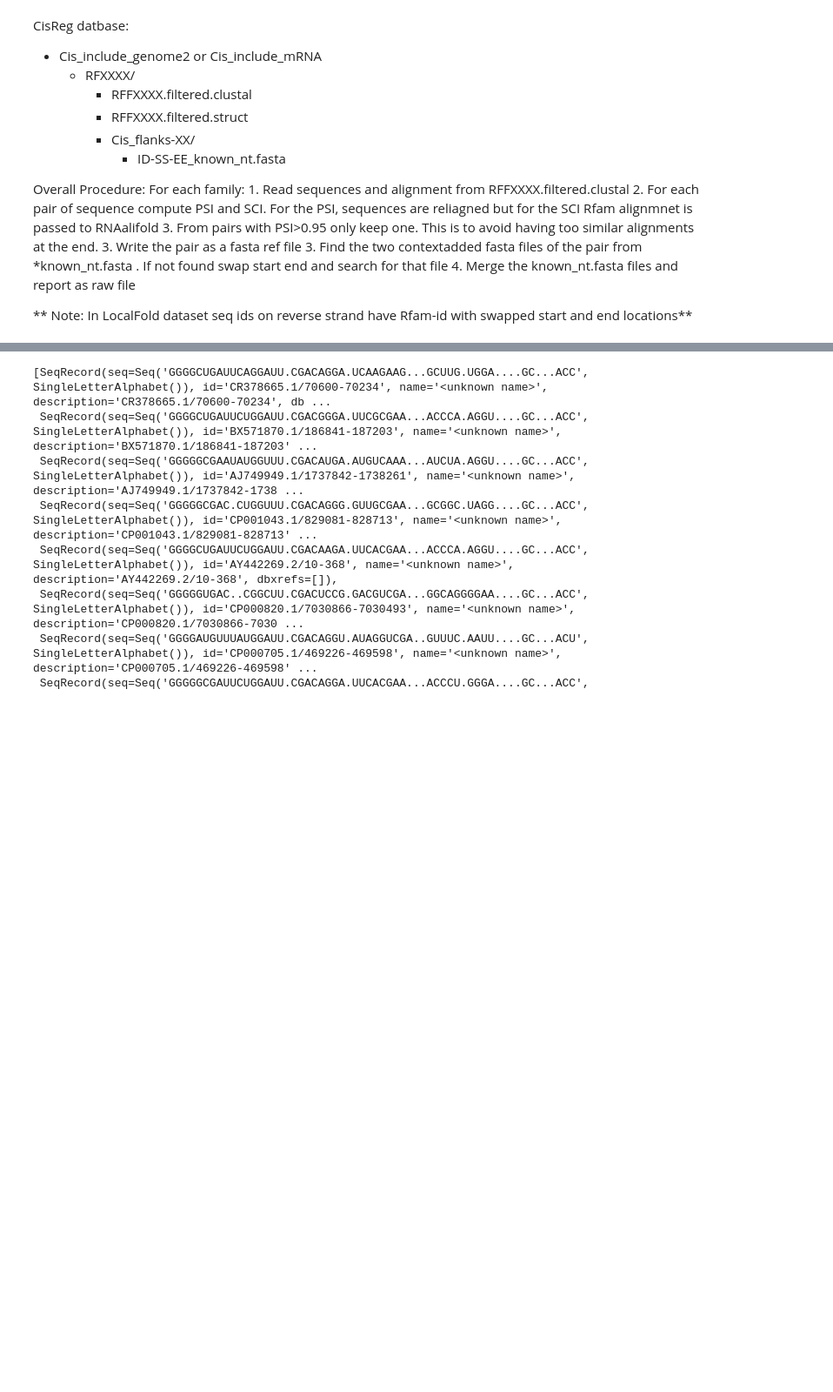
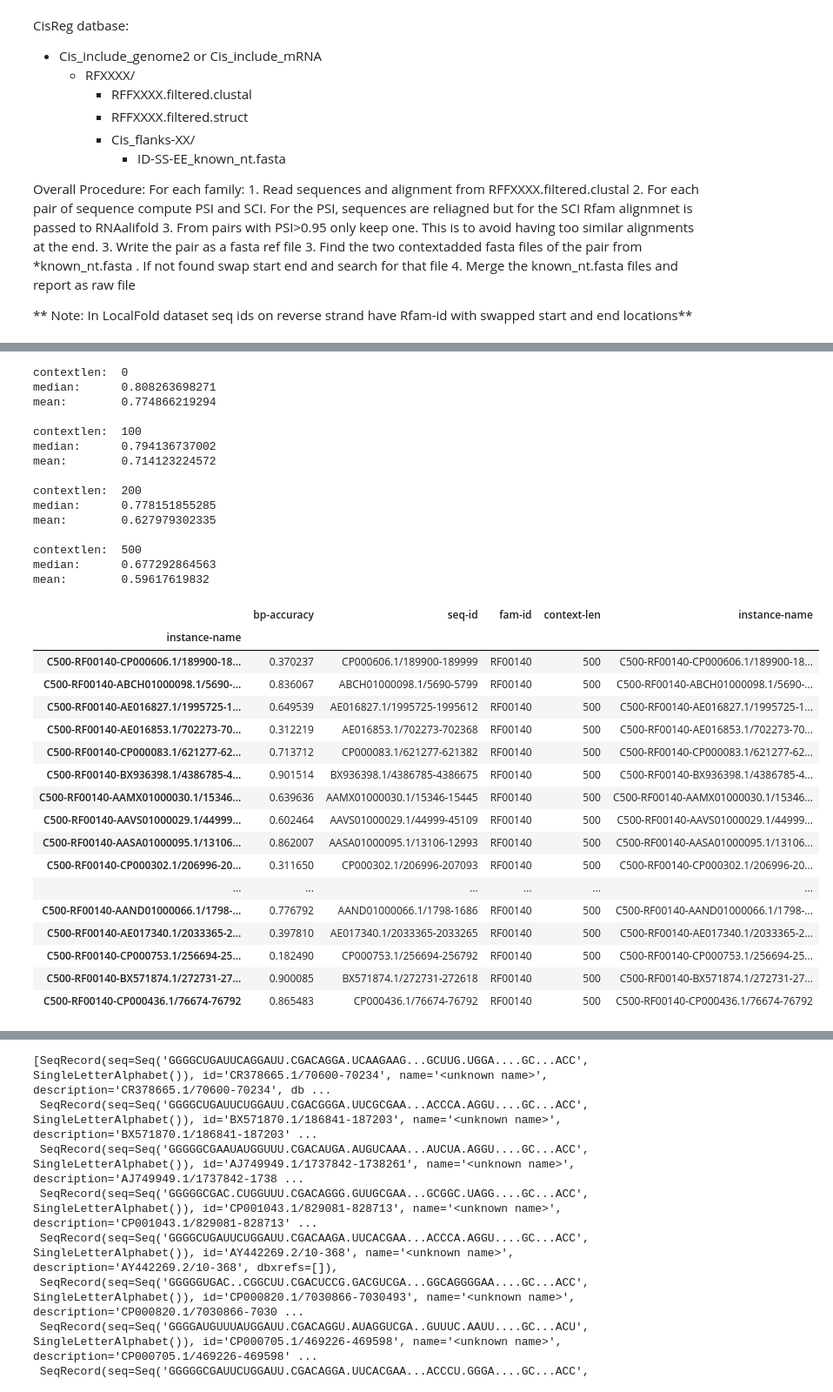
Before and after one commit to mmiladi/mmfold, a Jupyter notebook: cisreg/Benchmark-CisReg.ipynb, the cells around one changed output, grey strips where cells are left out. Shown at 87% size. Saved outputs shown, nothing was run; the diff lists cells and outputs as text; code cells hidden in the pictures; blank space fills up the shorter version.

Commit message:
Cisreg quake first analysis successfull :)

```diff
--- a/cisreg/Benchmark-CisReg.ipynb
+++ b/cisreg/Benchmark-CisReg.ipynb
@@ -39,6 +39,7 @@ db_path = '/home/milad/DataBase/CisReg/Cis_include_genome2/'
 regx_gaps = '[-.~_]'  # valid gap symbols all be converted to "-"
 
 VIENNA_BIN_PATH = '/home/milad/software/bin/'
+QUAKE_PARAM_FILE = '/home/milad/workspace/mmfold/src/misc/rna_turner2004_ML_up_penalty.par '
 RNAFOLD =  'RNAfold -p --noPS '
 RNAPLFOLD ='RNAplfold '
 import numpy as np
@@ -366,0 +390,4 @@ def benchmark_family(famid, context_len, recalc_dotplots=True):
+# %%
+print db_path
+import glob
+rfam_fams = [os.path.basename(d) for d in glob.glob(db_path+'/RF*[0-9]')]
@@ -367,10 +396,13 @@ def benchmark_family(famid, context_len, recalc_dotplots=True):
 # %%
 import pandas as pd
-df_benchmark_all = pd.DataFrame() #columns=['instance-name', 'seq-id', 'family-id', 'context-len'])
-for famid in ['RF00140']:
-    for cont_len in [0,100]:
-        df_fam_scores = benchmark_family(famid, context_len=cont_len)
-        df_benchmark_all = df_benchmark_all.append(df_fam_scores)
+df_benchmark_all_quake = pd.DataFrame() #columns=['instance-name', 'seq-id', 'family-id', 'context-len'])
+for famid in rfam_fams[0:3]:
+    for cont_len in [0, 100, 200]:
+        df_fam_scores = benchmark_family(famid, context_len=cont_len, runquake=False)
+        df_benchmark_all = df_benchmark_all_quake.append(df_fam_scores)
 
-df_benchmark_all
+        df_fam_scores_quake = benchmark_family(famid, context_len=cont_len, runquake=True)
+        df_benchmark_all_quake = df_benchmark_all_quake.append(df_fam_scores_quake)
+
+df_benchmark_all_quake
 # %% [output]
@@ -434,0 +413,51 @@ df_benchmark_all
+# %%
+def my_plot(df, context_len, famid='all'):
+    df_selection = df[df['context-len'] == context_len]
+    if famid != 'all':
+        df_selection = df_selection[df_selection['fam-id']==famid]
+    print "contextlen: ", int(df_selection.median()['context-len'])
+    print "median:     ", df_selection.median()['bp-accuracy']
+    print "mean:       ", df_selection.mean()['bp-accuracy']
+    print
+    return df_selection
+my_plot(df_benchmark_all, context_len=0)
+my_plot(df_benchmark_all, context_len=100)
+my_plot(df_benchmark_all, context_len=200)
+my_plot(df_benchmark_all, context_len=500)
+
+
+# df_benchmark_all.median()
+# %% [output]
+contextlen:  0
+median:      0.808263698271
+mean:        0.774866219294
+
+contextlen:  100
+median:      0.794136737002
+mean:        0.714123224572
+
+contextlen:  200
+median:      0.778151855285
+mean:        0.627979302335
+
+contextlen:  500
+median:      0.677292864563
+mean:        0.59617619832
+|  | bp-accuracy | seq-id | fam-id | context-len | instance-name |
+| instance-name |  |  |  |  |  |
+| C500-RF00140-CP000606.1/189900-18... | 0.370237 | CP000606.1/189900-189999 | RF00140 | 500 | C500-RF00140-CP000606.1/189900-18... |
+| C500-RF00140-ABCH01000098.1/5690-... | 0.836067 | ABCH01000098.1/5690-5799 | RF00140 | 500 | C500-RF00140-ABCH01000098.1/5690-... |
+| C500-RF00140-AE016827.1/1995725-1... | 0.649539 | AE016827.1/1995725-1995612 | RF00140 | 500 | C500-RF00140-AE016827.1/1995725-1... |
+| C500-RF00140-AE016853.1/702273-70... | 0.312219 | AE016853.1/702273-702368 | RF00140 | 500 | C500-RF00140-AE016853.1/702273-70... |
+| C500-RF00140-CP000083.1/621277-62... | 0.713712 | CP000083.1/621277-621382 | RF00140 | 500 | C500-RF00140-CP000083.1/621277-62... |
+| C500-RF00140-BX936398.1/4386785-4... | 0.901514 | BX936398.1/4386785-4386675 | RF00140 | 500 | C500-RF00140-BX936398.1/4386785-4... |
+| C500-RF00140-AAMX01000030.1/15346... | 0.639636 | AAMX01000030.1/15346-15445 | RF00140 | 500 | C500-RF00140-AAMX01000030.1/15346... |
+| C500-RF00140-AAVS01000029.1/44999... | 0.602464 | AAVS01000029.1/44999-45109 | RF00140 | 500 | C500-RF00140-AAVS01000029.1/44999... |
+| C500-RF00140-AASA01000095.1/13106... | 0.862007 | AASA01000095.1/13106-12993 | RF00140 | 500 | C500-RF00140-AASA01000095.1/13106... |
+| C500-RF00140-CP000302.1/206996-20... | 0.311650 | CP000302.1/206996-207093 | RF00140 | 500 | C500-RF00140-CP000302.1/206996-20... |
+| ... | ... | ... | ... | ... | ... |
+| C500-RF00140-AAND01000066.1/1798-... | 0.776792 | AAND01000066.1/1798-1686 | RF00140 | 500 | C500-RF00140-AAND01000066.1/1798-... |
+| C500-RF00140-AE017340.1/2033365-2... | 0.397810 | AE017340.1/2033365-2033265 | RF00140 | 500 | C500-RF00140-AE017340.1/2033365-2... |
+| C500-RF00140-CP000753.1/256694-25... | 0.182490 | CP000753.1/256694-256792 | RF00140 | 500 | C500-RF00140-CP000753.1/256694-25... |
+| C500-RF00140-BX571874.1/272731-27... | 0.900085 | BX571874.1/272731-272618 | RF00140 | 500 | C500-RF00140-BX571874.1/272731-27... |
+| C500-RF00140-CP000436.1/76674-76792 | 0.865483 | CP000436.1/76674-76792 | RF00140 | 500 | C500-RF00140-CP000436.1/76674-76792 |
```
Also changed, not shown: parts of 7 cells of this notebook.
